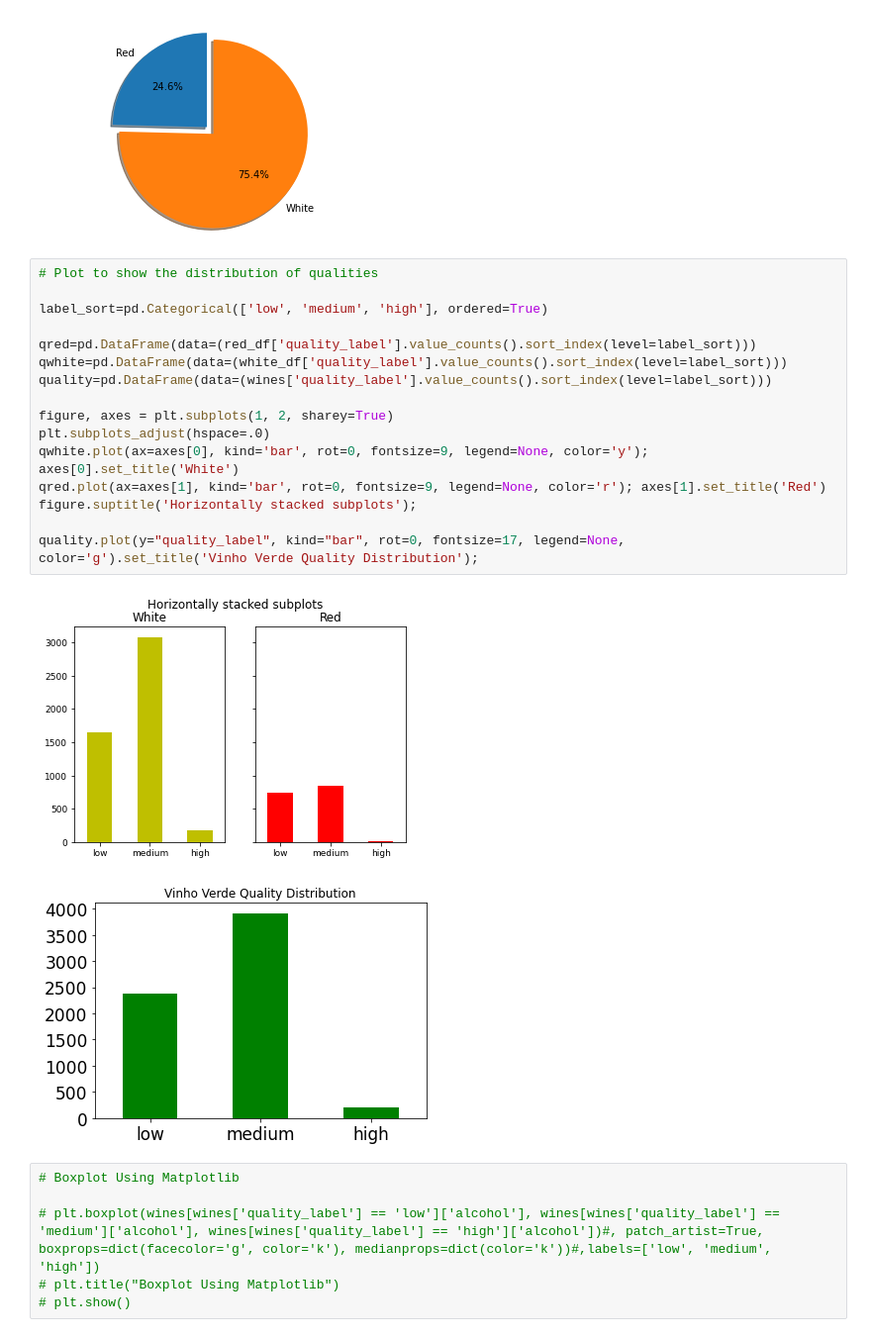
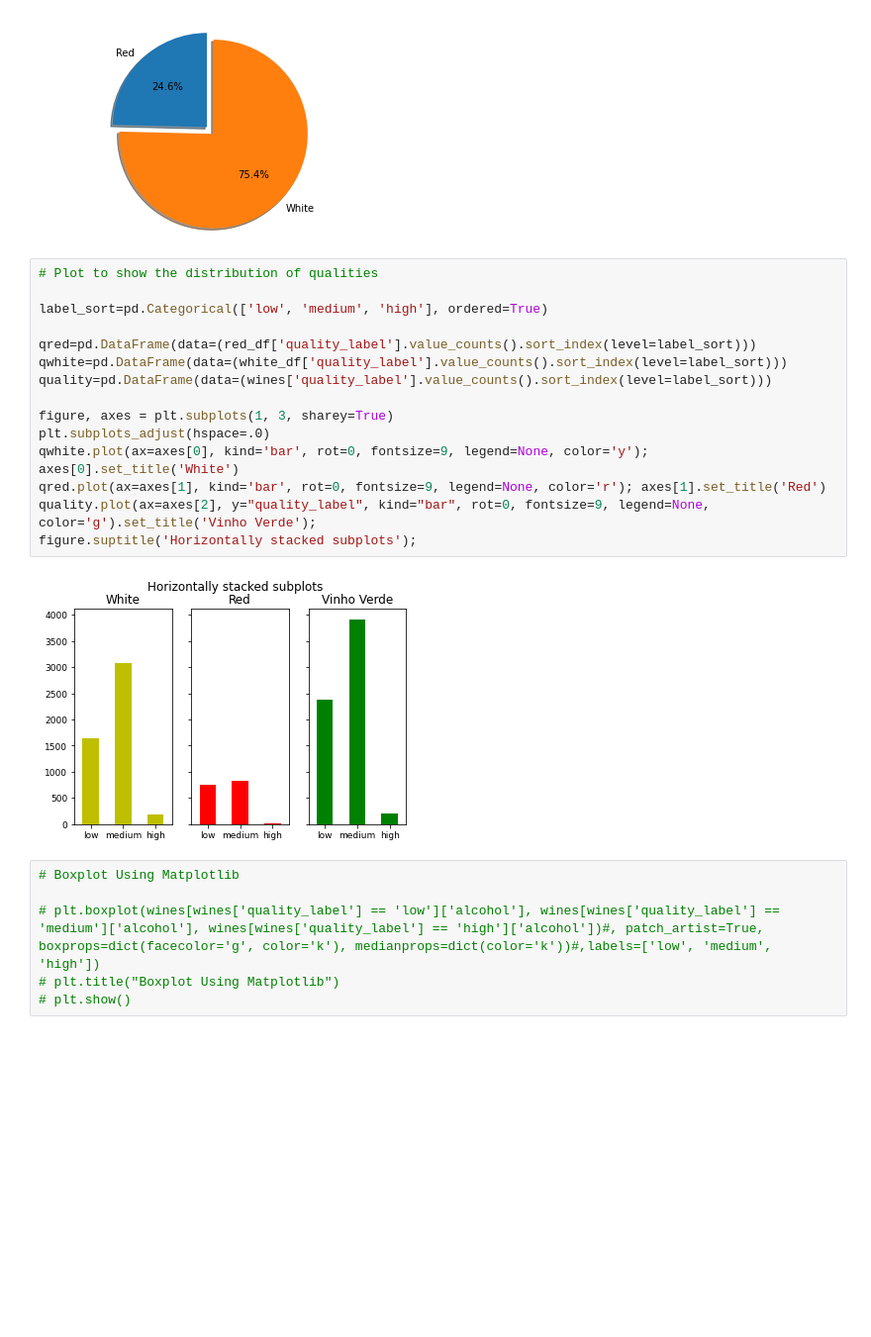
Before and after one commit to Jacopo-Spadon/Wine-not, a Jupyter notebook: Wine not data Wrangling.ipynb, the cells around one changed output. Shown at 99% size. Drawn from its saved outputs; the diff is of its cells as text; blank space fills up the shorter version.

Commit message:
Plot6

```diff
--- a/Wine not data Wrangling.ipynb
+++ b/Wine not data Wrangling.ipynb
@@ -129,22 +129,20 @@ red         1599
 # %%
 # Plot to show the distribution of qualities
 
 label_sort=pd.Categorical(['low', 'medium', 'high'], ordered=True)
 
 qred=pd.DataFrame(data=(red_df['quality_label'].value_counts().sort_index(level=label_sort)))
 qwhite=pd.DataFrame(data=(white_df['quality_label'].value_counts().sort_index(level=label_sort)))
 quality=pd.DataFrame(data=(wines['quality_label'].value_counts().sort_index(level=label_sort)))
 
-figure, axes = plt.subplots(1, 2, sharey=True)
+figure, axes = plt.subplots(1, 3, sharey=True)
 plt.subplots_adjust(hspace=.0)
 qwhite.plot(ax=axes[0], kind='bar', rot=0, fontsize=9, legend=None, color='y'); axes[0].set_title('White')
 qred.plot(ax=axes[1], kind='bar', rot=0, fontsize=9, legend=None, color='r'); axes[1].set_title('Red')
+quality.plot(ax=axes[2], y="quality_label", kind="bar", rot=0, fontsize=9, legend=None, color='g').set_title('Vinho Verde');
 figure.suptitle('Horizontally stacked subplots');
-
-quality.plot(y="quality_label", kind="bar", rot=0, fontsize=17, legend=None, color='g').set_title('Vinho Verde Quality Distribution');
 # %% [output]
-[figure, old version]
+[figure, new version]
-[figure, removed]
 # %%
 # Boxplot Using Matplotlib
 
```
Also changed, not shown: parts of 1 cell of this notebook.
